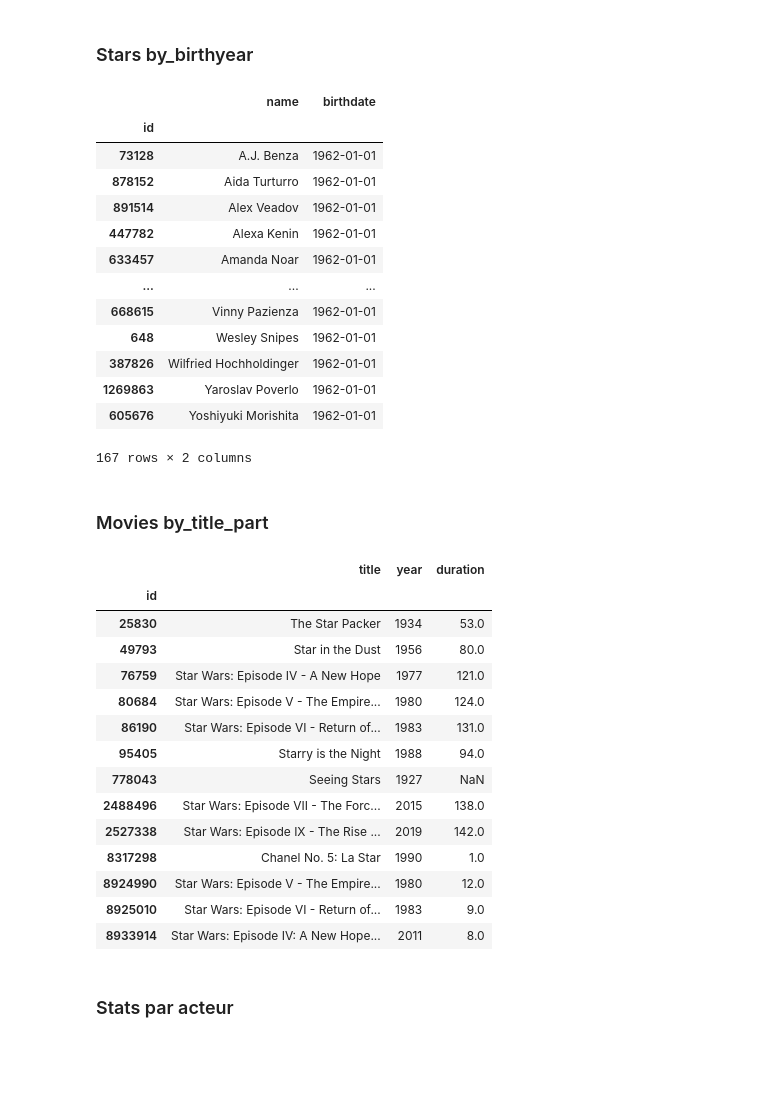
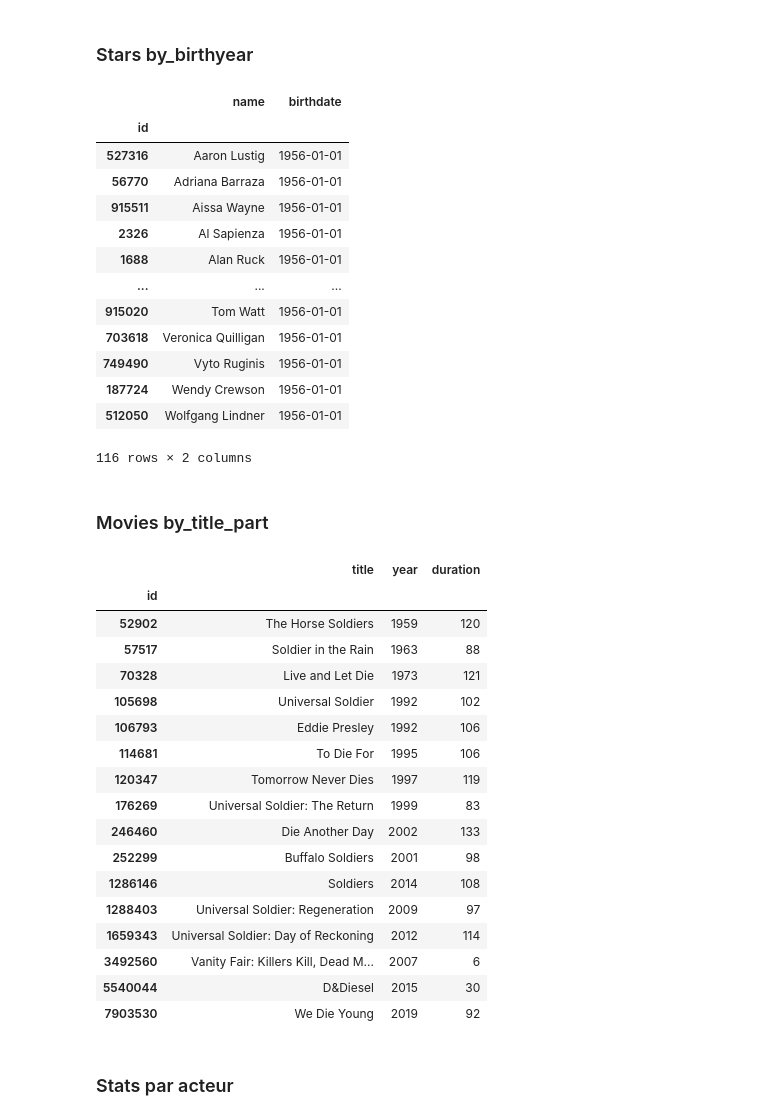
Before and after one commit to almeidamat/react, a Jupyter notebook: NotebookClient.ipynb, the cells around one changed output. Saved outputs shown, nothing was run; the diff lists cells and outputs as text; code cells hidden in the pictures; blank space fills up the shorter version.

```diff
--- a/NotebookClient.ipynb
+++ b/NotebookClient.ipynb
@@ -10,48 +10,51 @@ import matplotlib.dates as mdates
 # %% [markdown]
 ### Stars by_birthyear
 # %%
-year = 1962
+year = 1956
 dfStarsByY=pd.read_json(f'http://localhost:8000/stars/by_birthyear/{year}', convert_dates=['birthdate'])
 dfStarsByY.set_index('id',inplace=True)
 dfStarsByY
 # %% [output]
 |  | name | birthdate |
 | id |  |  |
-| 73128 | A.J. Benza | 1962-01-01 |
-| 878152 | Aida Turturro | 1962-01-01 |
-| 891514 | Alex Veadov | 1962-01-01 |
-| 447782 | Alexa Kenin | 1962-01-01 |
-| 633457 | Amanda Noar | 1962-01-01 |
+| 527316 | Aaron Lustig | 1956-01-01 |
+| 56770 | Adriana Barraza | 1956-01-01 |
+| 915511 | Aissa Wayne | 1956-01-01 |
+| 2326 | Al Sapienza | 1956-01-01 |
+| 1688 | Alan Ruck | 1956-01-01 |
 | ... | ... | ... |
-| 668615 | Vinny Pazienza | 1962-01-01 |
-| 648 | Wesley Snipes | 1962-01-01 |
-| 387826 | Wilfried Hochholdinger | 1962-01-01 |
-| 1269863 | Yaroslav Poverlo | 1962-01-01 |
-| 605676 | Yoshiyuki Morishita | 1962-01-01 |
+| 915020 | Tom Watt | 1956-01-01 |
+| 703618 | Veronica Quilligan | 1956-01-01 |
+| 749490 | Vyto Ruginis | 1956-01-01 |
+| 187724 | Wendy Crewson | 1956-01-01 |
+| 512050 | Wolfgang Lindner | 1956-01-01 |
-167 rows × 2 columns
+116 rows × 2 columns
 # %% [markdown]
 ### Movies by_title_part
 # %%
-title = 'Star'
+title = 'Die'
 dfStars=pd.read_json('http://localhost:8000/movies/by_title/?movie_title=' + title, convert_dates=['birthdate'])
 dfStars.set_index('id',inplace=True)
 dfStars
 # %% [output]
 |  | title | year | duration |
 | id |  |  |  |
-| 25830 | The Star Packer | 1934 | 53.0 |
-| 49793 | Star in the Dust | 1956 | 80.0 |
-| 76759 | Star Wars: Episode IV - A New Hope | 1977 | 121.0 |
-| 80684 | Star Wars: Episode V - The Empire... | 1980 | 124.0 |
-| 86190 | Star Wars: Episode VI - Return of... | 1983 | 131.0 |
-| 95405 | Starry is the Night | 1988 | 94.0 |
-| 778043 | Seeing Stars | 1927 | NaN |
-| 2488496 | Star Wars: Episode VII - The Forc... | 2015 | 138.0 |
-| 2527338 | Star Wars: Episode IX - The Rise ... | 2019 | 142.0 |
-| 8317298 | Chanel No. 5: La Star | 1990 | 1.0 |
-| 8924990 | Star Wars: Episode V - The Empire... | 1980 | 12.0 |
-| 8925010 | Star Wars: Episode VI - Return of... | 1983 | 9.0 |
-| 8933914 | Star Wars: Episode IV: A New Hope... | 2011 | 8.0 |
+| 52902 | The Horse Soldiers | 1959 | 120 |
+| 57517 | Soldier in the Rain | 1963 | 88 |
+| 70328 | Live and Let Die | 1973 | 121 |
+| 105698 | Universal Soldier | 1992 | 102 |
+| 106793 | Eddie Presley | 1992 | 106 |
+| 114681 | To Die For | 1995 | 106 |
+| 120347 | Tomorrow Never Dies | 1997 | 119 |
+| 176269 | Universal Soldier: The Return | 1999 | 83 |
+| 246460 | Die Another Day | 2002 | 133 |
+| 252299 | Buffalo Soldiers | 2001 | 98 |
+| 1286146 | Soldiers | 2014 | 108 |
+| 1288403 | Universal Soldier: Regeneration | 2009 | 97 |
+| 1659343 | Universal Soldier: Day of Reckoning | 2012 | 114 |
+| 3492560 | Vanity Fair: Killers Kill, Dead M... | 2007 | 6 |
+| 5540044 | D&Diesel | 2015 | 30 |
+| 7903530 | We Die Young | 2019 | 92 |
 # %% [markdown]
 ### Stats par acteur
 # %%
```
Also changed, not shown: parts of 2 cells of this notebook, 3 other files.
